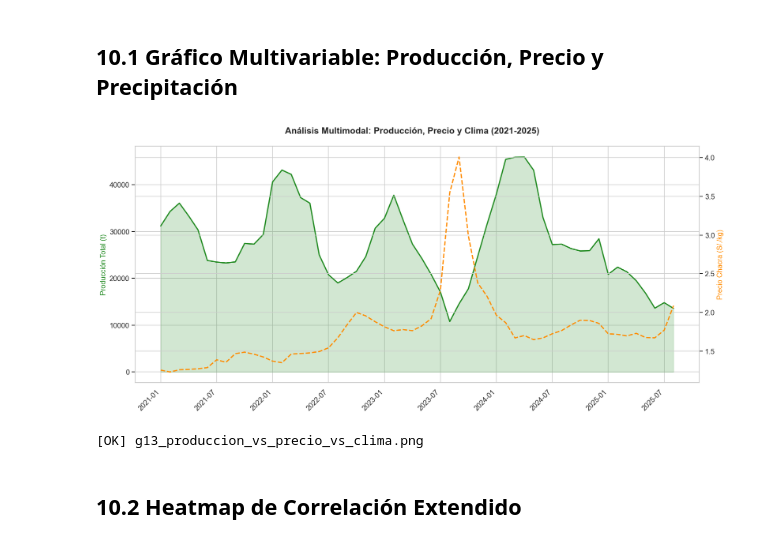
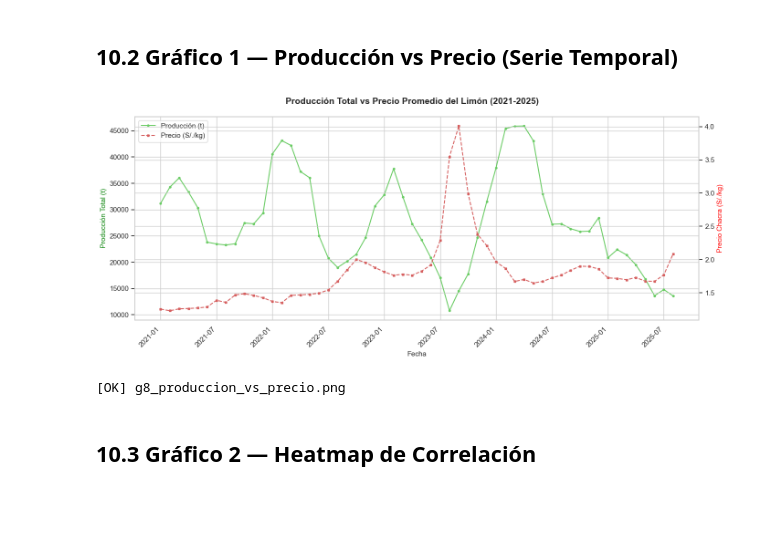
Before and after one commit to YeralD21/Machine-Learning-Multimodal--Agro-NLP-Clima-, a Jupyter notebook: notebooks/actividad_10_reexploracion.ipynb, the cells around one changed output. Cells and saved outputs as stored; diff of their text form; code cells hidden in the pictures; blank space fills up the shorter version.

```diff
--- a/notebooks/actividad_10_reexploracion.ipynb
+++ b/notebooks/actividad_10_reexploracion.ipynb
@@ -9,18 +11,19 @@ Gráficos:
 # %%
-%matplotlib inline
+
 import os, sys, json, warnings
 import numpy as np, pandas as pd
+import joblib
+import matplotlib;
 import matplotlib.pyplot as plt
 import seaborn as sns
-from sqlalchemy import create_engine, text
+from sklearn.ensemble import RandomForestRegressor
 warnings.filterwarnings('ignore')
-sns.set_theme(style='whitegrid', palette='muted', font_scale=1.1)
-plt.rcParams.update({'figure.dpi': 120})
+sns.set_theme(style='whitegrid', palette='muted')
 if os.path.basename(os.getcwd()) == 'notebooks':
     os.chdir(os.path.abspath('..'))
 with open('data/02_interim/pipeline_config.json','r',encoding='utf-8') as f:
     CFG = json.load(f)
 DIRS=CFG['DIRS']; INTERIM=DIRS['interim']; PROCESSED=DIRS['processed']
-REPORTS=DIRS['reports']; PG_URI=CFG['PG_URI']
-print(f"✅ Setup OK | {os.getcwd()}")
+REPORTS=DIRS['reports']; SCALERS=DIRS['scalers']
+print(f"CWD: {os.getcwd()} | Config OK")
 # %% [output]
@@ -55,44 +54,34 @@ Dataset: (5880, 15) | Rango: 2021-01 → 2025-08
 # %% [markdown]
-## 10.1 Gráfico Multivariable: Producción, Precio y Precipitación
+## 10.2 Gráfico 1 — Producción vs Precio (Serie Temporal)
 # %%
 
 trend = df_real.groupby('fecha_evento').agg(
-    prod=('produccion_t','sum'),
-    precio=('precio_chacra_kg','mean'),
-    precip=('precipitacion_mm','mean') if 'precipitacion_mm' in df_real.columns else ('produccion_t','mean')
+    prod_total=('produccion_t','sum'), precio_prom=('precio_chacra_kg','mean')
 ).reset_index().sort_values('fecha_evento')
 
-fig, ax1 = plt.subplots(figsize=(15, 7))
-x = range(len(trend))
-
-# Área: Producción
-ax1.fill_between(x, trend['prod'], alpha=0.2, color='forestgreen')
-ax1.plot(x, trend['prod'], color='forestgreen', linewidth=2, label='Producción (t)')
-ax1.set_ylabel('Producción Total (t)', color='forestgreen', fontsize=12)
-ax1.set_xticks(range(0, len(trend), 6))
+fig, ax1 = plt.subplots(figsize=(14,6))
+ax1.plot(range(len(trend)), trend['prod_total'], 'g-o', markersize=3, linewidth=1.5, label='Producción (t)')
+ax1.set_ylabel('Producción Total (t)', color='green', fontsize=11)
+ax1.set_xlabel('Fecha', fontsize=11)
+ax1.set_xticks(range(0,len(trend),6))
 ax1.set_xticklabels(trend['fecha_evento'].iloc[::6], rotation=45, ha='right')
 
-# Eje 2: Precio
 ax2 = ax1.twinx()
-ax2.plot(x, trend['precio'], color='darkorange', linewidth=2, linestyle='--', label='Precio (S/./kg)')
-ax2.set_ylabel('Precio Chacra (S/./kg)', color='darkorange', fontsize=12)
+ax2.plot(range(len(trend)), trend['precio_prom'], 'r--s', markersize=3, linewidth=1.5, label='Precio (S/./kg)')
+ax2.set_ylabel('Precio Chacra (S/./kg)', color='red', fontsize=11)
 
-# Eje 3: Precipitación
-if 'precipitacion_mm' in df_real.columns:
-    ax3 = ax1.twinx()
-    ax3.spines['right'].set_position(('axes', 1.12))
-    ax3.plot(x, trend['precip'], color='royalblue', linewidth=1.5, linestyle=':', label='Precip. (mm)')
-    ax3.set_ylabel('Precipitación (mm/día)', color='royalblue', fontsize=12)
-
-fig.suptitle('Análisis Multimodal: Producción, Precio y Clima (2021-2025)', fontsize=15, fontweight='bold')
+lines1,l1 = ax1.get_legend_handles_labels()
+lines2,l2 = ax2.get_legend_handles_labels()
+ax1.legend(lines1+lines2, l1+l2, loc='upper left')
+fig.suptitle('Producción Total vs Precio Promedio del Limón (2021-2025)', fontsize=14, fontweight='bold')
 plt.tight_layout()
-plt.savefig(f"{REPORTS}/g13_produccion_vs_precio_vs_clima.png", dpi=150, bbox_inches='tight')
+plt.savefig(f"{REPORTS}/g8_produccion_vs_precio.png", dpi=150, bbox_inches='tight')
 plt.show()
-print("[OK] g13_produccion_vs_precio_vs_clima.png")
+print("[OK] g8_produccion_vs_precio.png")
 # %% [output]
-[figure, old version]
+[figure, new version]
-[OK] g13_produccion_vs_precio_vs_clima.png
+[OK] g8_produccion_vs_precio.png
 # %% [markdown]
-## 10.2 Heatmap de Correlación Extendido
+## 10.3 Gráfico 2 — Heatmap de Correlación
 # %%
 
```
Also changed, not shown: parts of 19 cells of this notebook, 40 other files.
